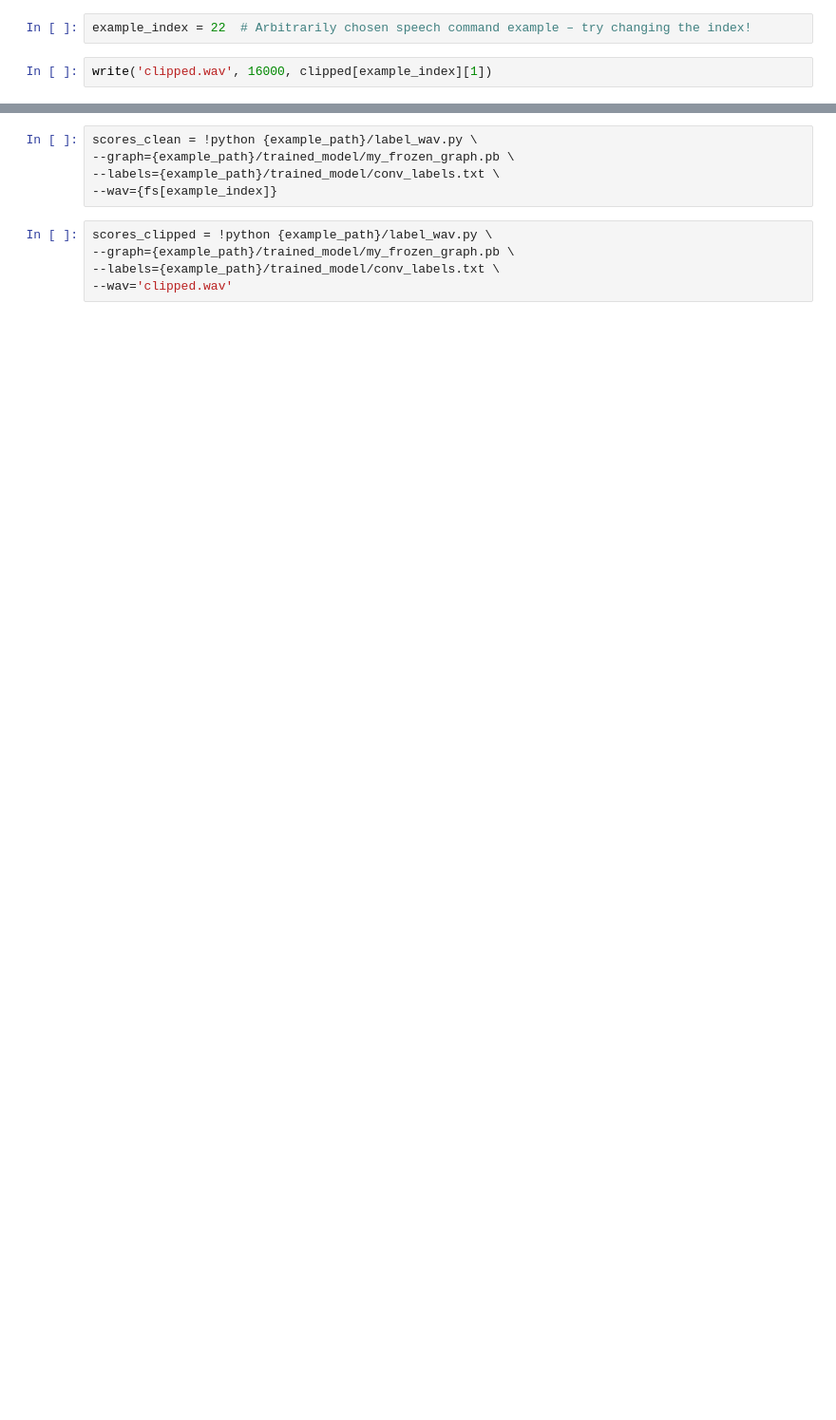
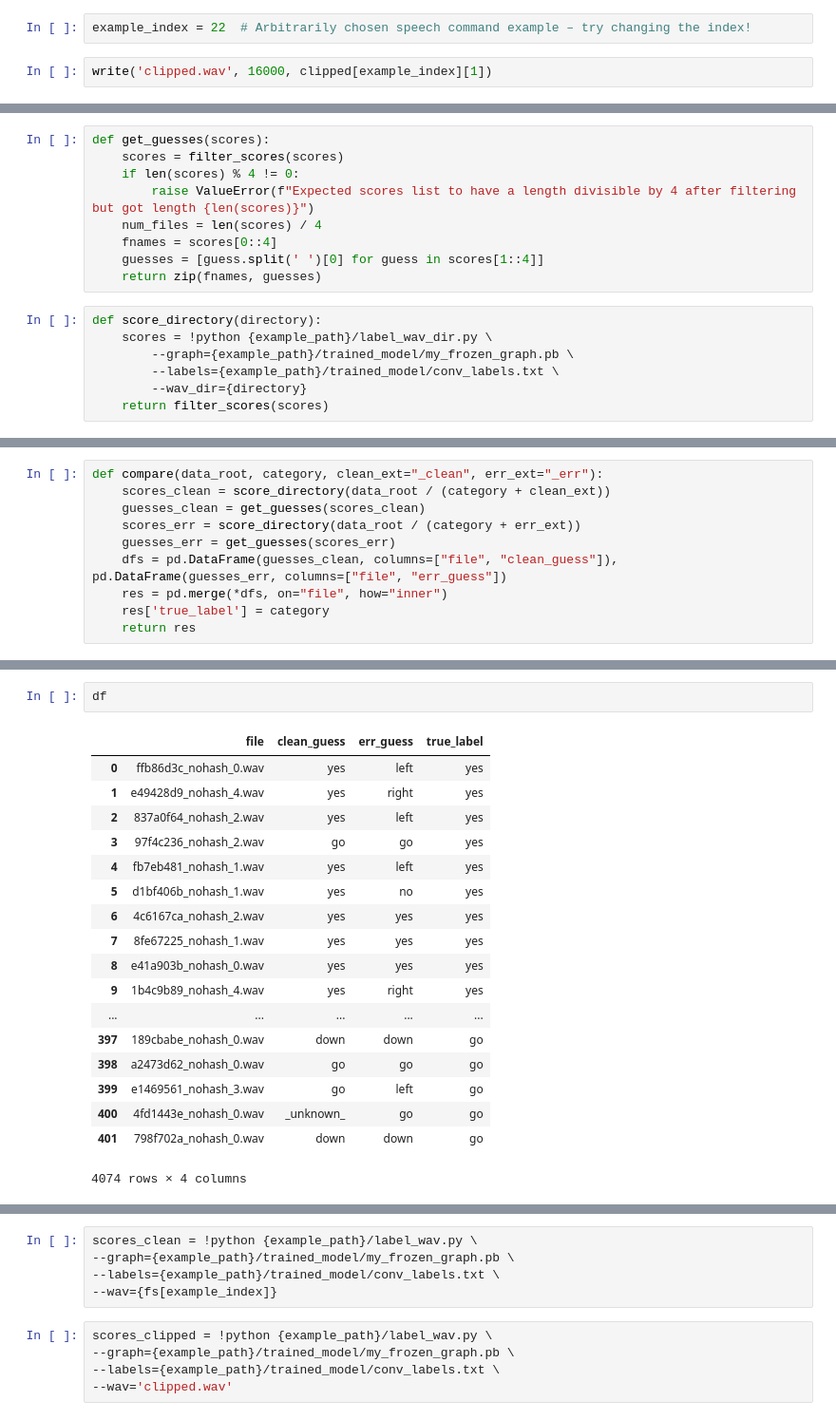
Before and after one commit to dpEmu/dpEmu, a Jupyter notebook: notebooks/WAVClipping.ipynb, the cells around one changed output, grey strips where cells are left out. Shown at 95% size. Saved outputs shown, nothing was run; the diff lists cells and outputs as text; blank space fills up the shorter version.

```diff
--- a/notebooks/WAVClipping.ipynb
+++ b/notebooks/WAVClipping.ipynb
@@ -42,0 +95,16 @@ write('clipped.wav', 16000, clipped[example_index][1])
+# %%
+def get_guesses(scores):
+    scores = filter_scores(scores)
+    if len(scores) % 4 != 0:
+        raise ValueError(f"Expected scores list to have a length divisible by 4 after filtering but got length {len(scores)}")
+    num_files = len(scores) / 4
+    fnames = scores[0::4]
+    guesses = [guess.split(' ')[0] for guess in scores[1::4]]
+    return zip(fnames, guesses)
+# %%
+def score_directory(directory):
+    scores = !python {example_path}/label_wav_dir.py \
+        --graph={example_path}/trained_model/my_frozen_graph.pb \
+        --labels={example_path}/trained_model/conv_labels.txt \
+        --wav_dir={directory}
+    return filter_scores(scores)
@@ -42,0 +131,10 @@ write('clipped.wav', 16000, clipped[example_index][1])
+# %%
+def compare(data_root, category, clean_ext="_clean", err_ext="_err"):
+    scores_clean = score_directory(data_root / (category + clean_ext))
+    guesses_clean = get_guesses(scores_clean)
+    scores_err = score_directory(data_root / (category + err_ext))
+    guesses_err = get_guesses(scores_err)
+    dfs = pd.DataFrame(guesses_clean, columns=["file", "clean_guess"]), pd.DataFrame(guesses_err, columns=["file", "err_guess"])
+    res = pd.merge(*dfs, on="file", how="inner")
+    res['true_label'] = category
+    return res
@@ -42,0 +228,21 @@ write('clipped.wav', 16000, clipped[example_index][1])
+# %%
+df
+# %% [output]
+|  | file | clean_guess | err_guess | true_label |
+| 0 | ffb86d3c_nohash_0.wav | yes | left | yes |
+| 1 | e49428d9_nohash_4.wav | yes | right | yes |
+| 2 | 837a0f64_nohash_2.wav | yes | left | yes |
+| 3 | 97f4c236_nohash_2.wav | go | go | yes |
+| 4 | fb7eb481_nohash_1.wav | yes | left | yes |
+| 5 | d1bf406b_nohash_1.wav | yes | no | yes |
+| 6 | 4c6167ca_nohash_2.wav | yes | yes | yes |
+| 7 | 8fe67225_nohash_1.wav | yes | yes | yes |
+| 8 | e41a903b_nohash_0.wav | yes | yes | yes |
+| 9 | 1b4c9b89_nohash_4.wav | yes | right | yes |
+| ... | ... | ... | ... | ... |
+| 397 | 189cbabe_nohash_0.wav | down | down | go |
+| 398 | a2473d62_nohash_0.wav | go | go | go |
+| 399 | e1469561_nohash_3.wav | go | left | go |
+| 400 | 4fd1443e_nohash_0.wav | _unknown_ | go | go |
+| 401 | 798f702a_nohash_0.wav | down | down | go |
+4074 rows × 4 columns
```
Also changed, not shown: parts of 30 cells of this notebook, 1 other file.
